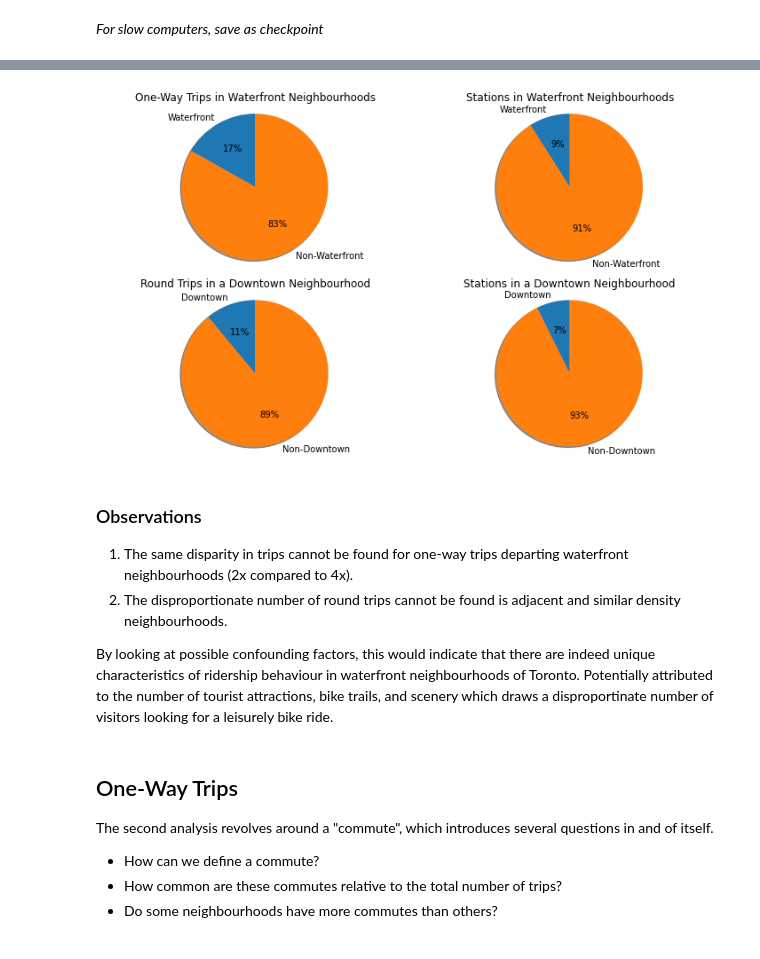
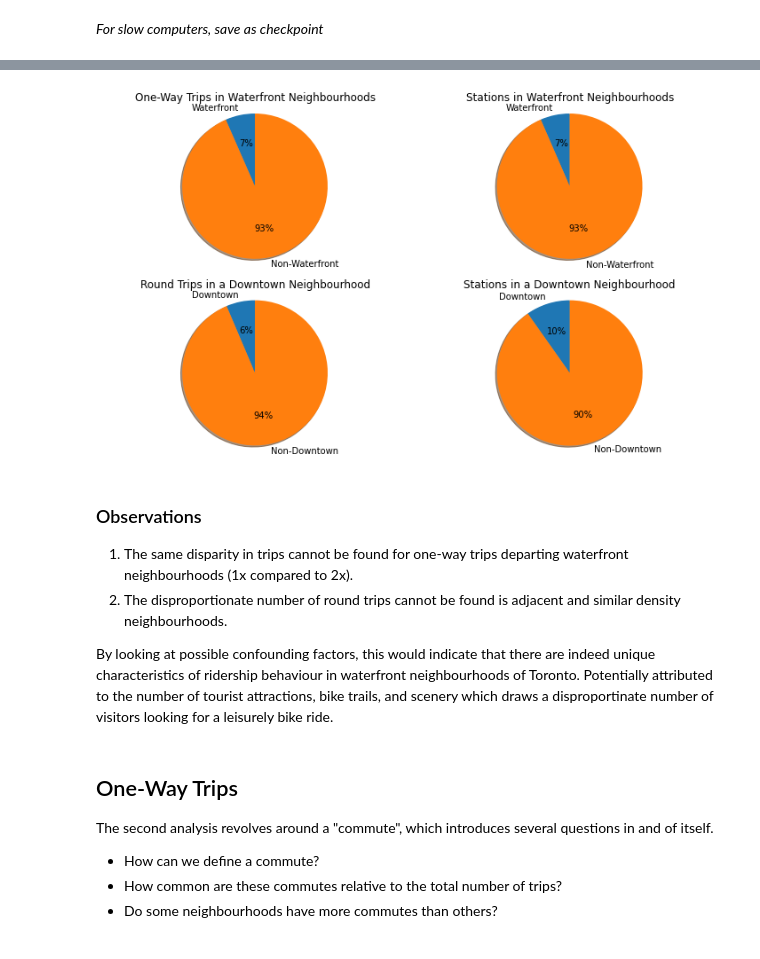
Before and after one commit to MickeyDang/TorontoBikeShare-Data-Analysis, a Jupyter notebook: Toronto Bike Sharing Data Analysis.ipynb, the cells around one changed output, grey strips where cells are left out. Cells and saved outputs as stored; diff of their text form; code cells hidden in the pictures.

```diff
--- a/Toronto Bike Sharing Data Analysis.ipynb
+++ b/Toronto Bike Sharing Data Analysis.ipynb
@@ -334,13 +326,13 @@ scaler = MinMaxScaler()
 
 # Now that we are using different units, scale them all.
 
-by_station['nlat'] = 3 * scaler.fit_transform(np.array(by_station['Lat'].values).reshape(-1,1))
-by_station['nlng'] = 3 * scaler.fit_transform(np.array(by_station['Lng'].values).reshape(-1,1))
+by_station['nlat'] = 4 * scaler.fit_transform(np.array(by_station['Lat'].values).reshape(-1,1))
+by_station['nlng'] = 4 * scaler.fit_transform(np.array(by_station['Lng'].values).reshape(-1,1))
 by_station['ncount'] = scaler.fit_transform(np.array(by_station['Count'].values).reshape(-1,1))
 
 print(by_station[['nlat', 'nlng', 'ncount']])
 
-kmeans = KMeans(n_clusters=20)
+kmeans = KMeans(n_clusters=20, random_state=42)
 kmeans.fit(by_station[['nlat', 'nlng', 'ncount']])
 # %% [output]
          nlat      nlng    ncount
@@ -384,7 +376,8 @@ df['Cluster'] = df['Start Station Id'].apply(lambda id: lookup.loc[id, 'category
 # %%
 df.to_csv('./checkpoints/checkpoint_2.csv')
 # %%
-df = pd.read_csv('./checkpoints/checkpoint_2.csv')
+# df = pd.read_csv('./checkpoints/checkpoint_2.csv')
+# df = df.drop('Unnamed: 0', axis=1)
 # %% [markdown]
 ### Observations
 
@@ -491,10 +477,9 @@ fig,axes = plt.subplots(nrows=2, ncols=2, figsize=(10,6))
 one_way = df[df['Start Station Id'] != df['End Station Id']]
 total_stations = len(one_way['Start Station Id'].unique())
 
-waterfront = one_way[(one_way['Cluster'] == 11) |
-                (one_way['Cluster'] == 10) |
-                (one_way['Cluster'] == 12) |
-                (one_way['Cluster'] == 1)]
+waterfront = one_way[(one_way['Cluster'] == 18) |
+                        (one_way['Cluster'] == 15) |
+                        (one_way['Cluster'] == 16) ]
 
 waterfront_trips = len(waterfront)
 other_trips = len(one_way) - len(waterfront)
@@ -503,39 +488,39 @@ waterfront_stations = len(waterfront['Start Station Id'].unique())
 other_stations = total_stations - waterfront_stations
 
 axes[0,0].pie([waterfront_trips, other_trips], explode=explode, labels=['Waterfront', 'Non-Waterfront'], shadow=True, autopct='%1.0f%%', startangle=90)
 axes[0,0].axis('equal')
 axes[0,0].set_title('One-Way Trips in Waterfront Neighbourhoods')
 
 axes[0,1].pie([waterfront_stations, other_stations], explode=explode, labels=['Waterfront', 'Non-Waterfront'], shadow=True, autopct='%1.0f%%', startangle=90)
 axes[0,1].axis('equal')
 axes[0,1].set_title('Stations in Waterfront Neighbourhoods')
 
 # Downtown
 total_stations = len(round_trip['Start Station Id'].unique())
 
-downtown = round_trip[(round_trip['Cluster'] == 18)]
+downtown = round_trip[(round_trip['Cluster'] == 14)]
 
 downtown_trips = len(downtown)
 other_trips = len(round_trip) - len(downtown)
 
 downtown_stations = len(downtown['Start Station Id'].unique())
 other_stations = total_stations - downtown_stations
 
 axes[1,0].pie([downtown_trips, other_trips], explode=explode, labels=['Downtown', 'Non-Downtown'], shadow=True, autopct='%1.0f%%', startangle=90)
 axes[1,0].axis('equal')
 axes[1,0].set_title('Round Trips in a Downtown Neighbourhood')
 
 axes[1,1].pie([downtown_stations, other_stations], explode=explode, labels=['Downtown', 'Non-Downtown'], shadow=True, autopct='%1.0f%%', startangle=90)
 axes[1,1].axis('equal')
 axes[1,1].set_title('Stations in a Downtown Neighbourhood')
 
 plt.tight_layout()
 # %% [output]
-[figure, old version]
+[figure, new version]
 # %% [markdown]
 ### Observations
 
-1. The same disparity in trips cannot be found for one-way trips departing waterfront neighbourhoods (2x compared to 4x).
+1. The same disparity in trips cannot be found for one-way trips departing waterfront neighbourhoods (1x compared to 2x).
 2. The disproportionate number of round trips cannot be found is adjacent and similar density neighbourhoods.
 
 By looking at possible confounding factors, this would indicate that there are indeed unique characteristics of ridership behaviour in waterfront neighbourhoods of Toronto. Potentially attributed to the number of tourist attractions, bike trails, and scenery which draws a disproportinate number of visitors looking for a leisurely bike ride.
```
Also changed, not shown: parts of 32 cells of this notebook, 2 other files.
